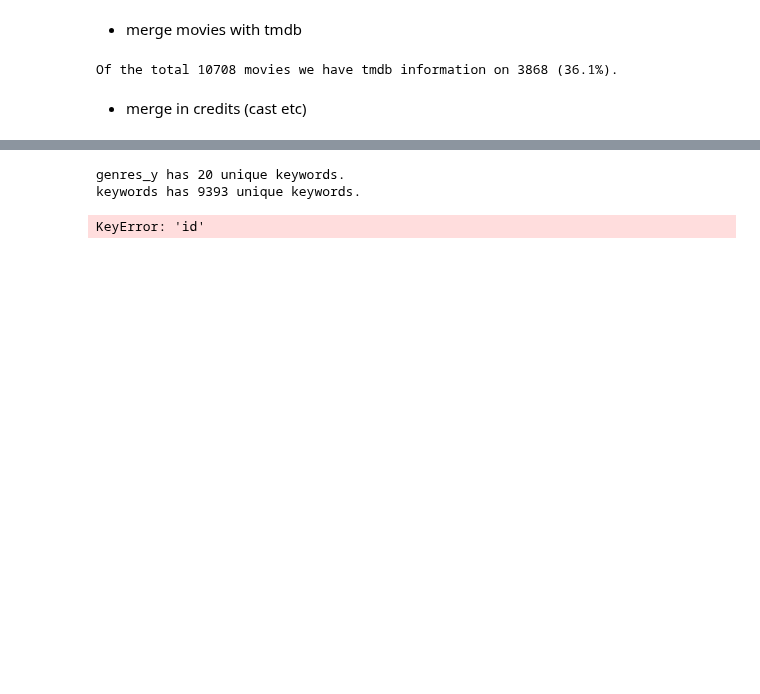
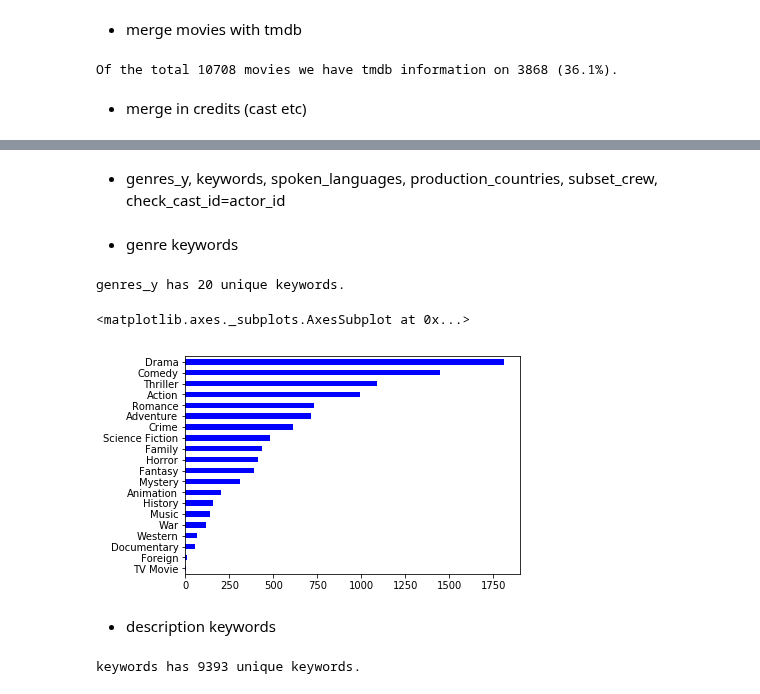
Before and after one commit to zxzhaixiang/QMDB, a Jupyter notebook: model/prospecting_data_merge.ipynb, the cells around one changed output, grey strips where cells are left out. Saved outputs shown, nothing was run; the diff lists cells and outputs as text; code cells hidden in the pictures; blank space fills up the shorter version.

```diff
--- a/model/prospecting_data_merge.ipynb
+++ b/model/prospecting_data_merge.ipynb
@@ -47,3 +58,5 @@ from collections import Counter
+# %% [markdown]
+* genres_y, keywords, spoken_languages, production_countries, subset_crew, check_cast_id=actor_id
 # %%
 def kw_ctr(df, column, id_name):
     cnt = Counter()
@@ -53,10 +66,18 @@ def kw_ctr(df, column, id_name):
             cnt[keyword[id_name]] += 1
     print('{} has {} unique keywords.'.format(column, len(cnt)))
     return cnt
-# %%
-for kw_var in ['genres_y', 'keywords', 'spoken_languages', 'production_countries']:
-    kw_ctr(df3, kw_var, 'id')
-# %% [output]
-genres_y has 20 unique keywords.
-keywords has 9393 unique keywords.
-KeyError: 'id'
+# %% [markdown]
+* genre keywords
+# %%
+genre_ct = pd.Series(kw_ctr(df3, 'genres_y', 'name')) # 'id'
+genre_ct.sort_values().plot(kind='barh', color='blue')
+# %% [output]
+genres_y has 20 unique keywords.
+<matplotlib.axes._subplots.AxesSubplot at 0x...>
+[figure, added]
+# %% [markdown]
+* description keywords
+# %%
+keywords_ct = pd.Series(kw_ctr(df3, 'keywords', 'id'))
+# %% [output]
+keywords has 9393 unique keywords.
```
Also changed, not shown: parts of 22 cells of this notebook.
